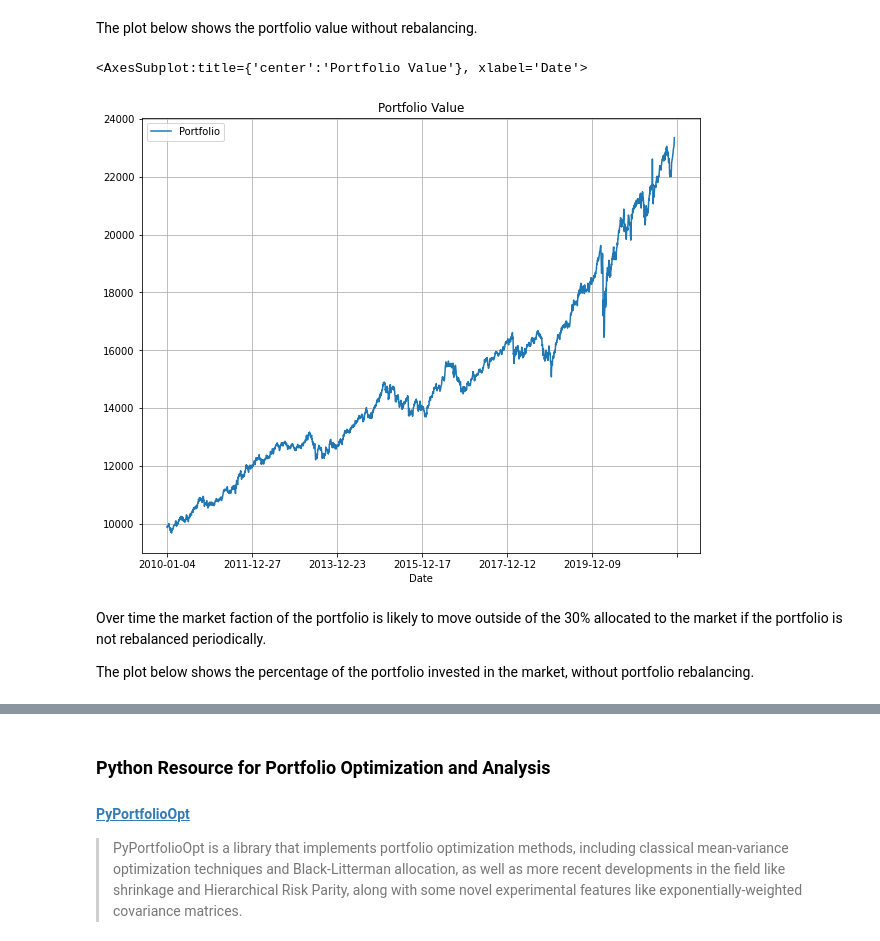
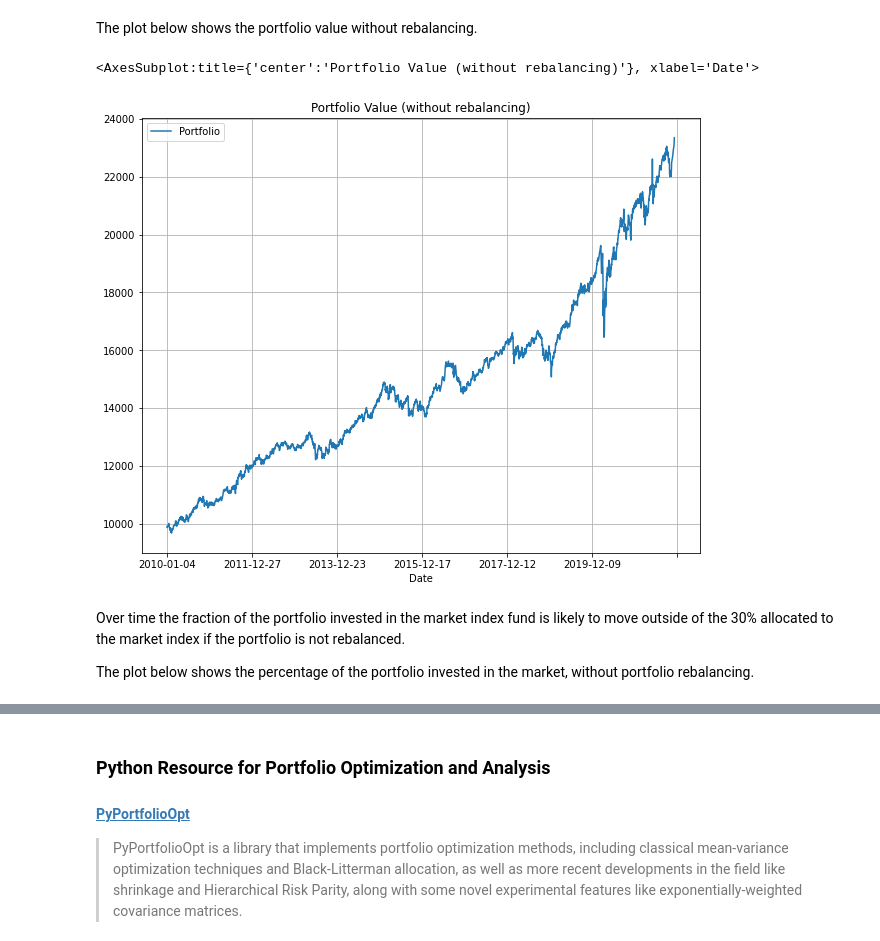
Before and after one commit to IanLKaplan/all_weather_portfolio, a Jupyter notebook: all_weather_portfolio.ipynb, the cells around one changed output, grey strips where cells are left out. Drawn from its saved outputs; the diff is of its cells as text; code cells hidden in the pictures.

```diff
--- a/all_weather_portfolio.ipynb
+++ b/all_weather_portfolio.ipynb
@@ -1024,14 +1024,14 @@ The plot below shows the portfolio value without rebalancing.
 </p>
 # %%
 portfolio_total_df: pd.DataFrame = pd.DataFrame(portfolio_total_np, index=etf_close.index, columns=['Portfolio'])
-portfolio_total_df.plot(title="Portfolio Value", grid=True, figsize=(10,8))
+portfolio_total_df.plot(title="Portfolio Value (without rebalancing)", grid=True, figsize=(10,8))
 # %% [output]
-<AxesSubplot:title={'center':'Portfolio Value'}, xlabel='Date'>
+<AxesSubplot:title={'center':'Portfolio Value (without rebalancing)'}, xlabel='Date'>
-[figure, old version]
+[figure, new version]
 # %% [markdown]
 <p>
-Over time the market faction of the portfolio is likely to move outside of the 30% allocated to the
-market if the portfolio is not rebalanced periodically.
+Over time the fraction of the portfolio invested in the market index fund is likely to move outside
+of the 30% allocated to the market index if the portfolio is not rebalanced.
 </p>
 <p>
 The plot below shows the percentage of the portfolio invested in the market, without portfolio
```
Also changed, not shown: parts of 1 cell of this notebook.
